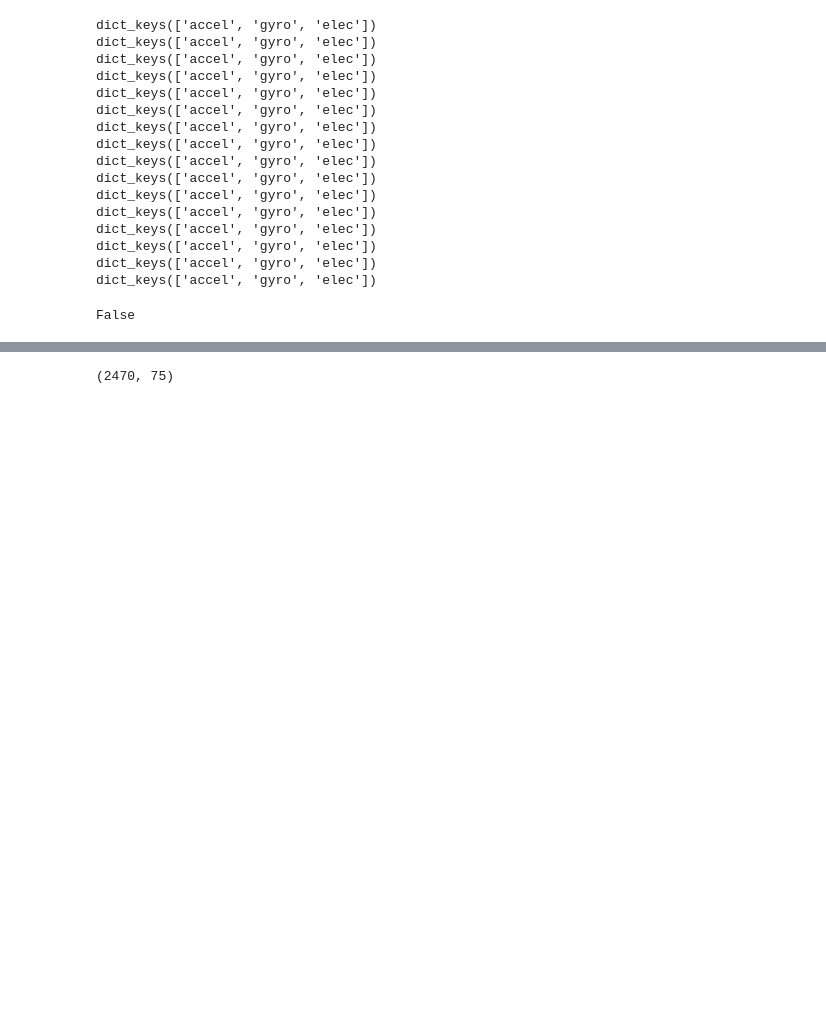
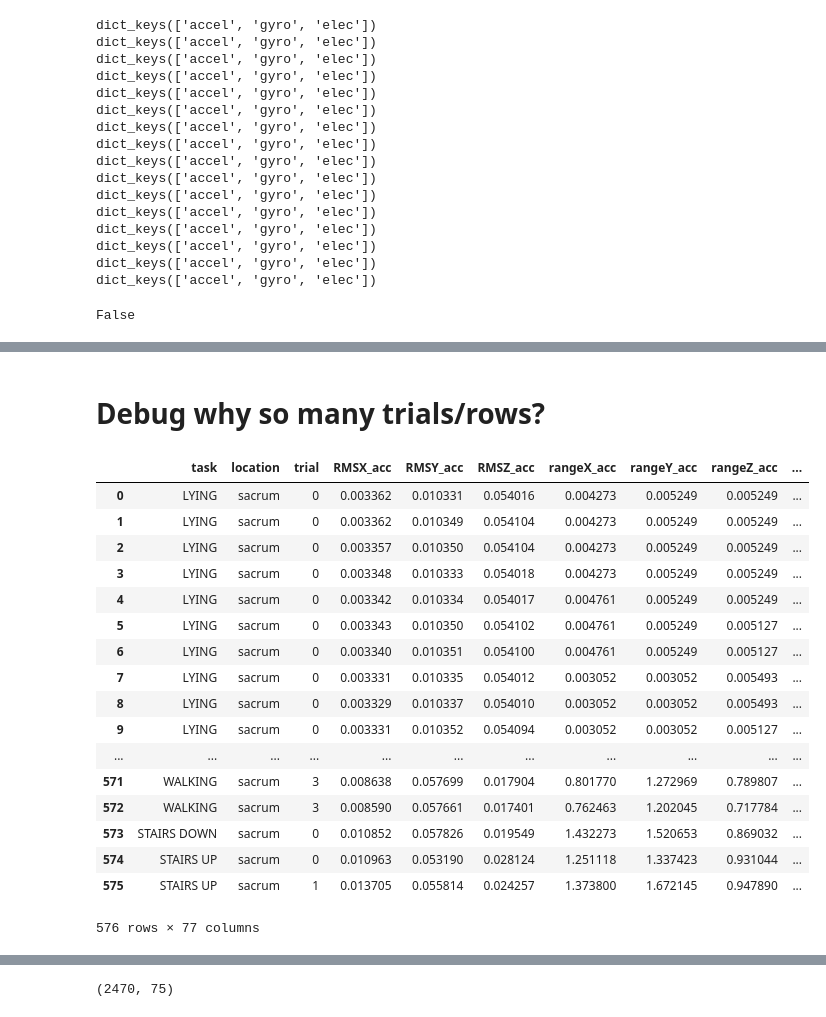
Before and after one commit to kamshee/activity-recognition-process, a Jupyter notebook: TestFeatures.ipynb, the cells around one changed output, grey strips where cells are left out. Cells and saved outputs as stored; diff of their text form; code cells hidden in the pictures; blank space fills up the shorter version.

Commit message:
debug aggregate function

```diff
--- a/TestFeatures.ipynb
+++ b/TestFeatures.ipynb
@@ -356,0 +431,9 @@ False
+# %%
+# clip and flatten dataframe
+locations = ['tibialis_anterior_left', 'gastrocnemius_right', 'sacrum']
+finaldf = pd.DataFrame()
+for task in act_dict.keys():
+    for location in locations:
+        print('task ',task,' and location ',location)
+        clip_data = gen_clips(act_dict,task,location,clipsize=10000,verbose=True)
+        finaldf = pd.concat([finaldf,tempdf]
@@ -357 +443,3 @@ False
+# %%
+actdictacc = act_dict.copy()
 # %%
@@ -406,0 +480,26 @@ finaldf
+# %%
+actdictaccgyr = act_dict.copy()
+# %%
+# acc/gyr locations
+locations = ['sacrum']#, 'distal_lateral_shank_right', 'distal_lateral_shank_left',
+#             'posterior_forearm_right', 'posterior_forearm_left']
+accgyrodf = pd.DataFrame()
+for task in actdictaccgyr.keys():
+    for location in locations:
+        print('task ',task,' and location ',location)
+        clip_data = gen_clips(actdictaccgyr,task,location,clipsize=10000,verbose=True)
+        ## feature...() works with try/except for empty data
+        feature_extraction2(clip_data)
+        ## testing result: trial # has a lot of NaNs
+        tempdf = aggregateAccGyroTrial(clip_data)
+#         taskcol = pd.DataFrame({'task':[task]})
+#         locationcol = pd.DataFrame({'location':[location]})
+#         tasklocfeat_df = pd.concat([taskcol,locationcol,tempdf], ignore_index=True)
+
+        ## add task and location as a column
+        tempdf.insert(0, 'task', task)
+        tempdf.insert(1, 'location', location)
+#         tempdf['task'] = task
+#         tempdf['location'] = location
+        accgyrodf = pd.concat([accgyrodf,tempdf], ignore_index=True)
+        ## check finaldf, if ok, then proceed with adding the 2 columns next
@@ -406,0 +524,25 @@ finaldf
+# %% [markdown]
+# Debug why so many trials/rows?
+# %%
+# check test df for acc and gyro features
+accgyrodf
+# trial is not NaN, but why so many?
+# %% [output]
+|  | task | location | trial | RMSX_acc | RMSY_acc | RMSZ_acc | rangeX_acc | rangeY_acc | rangeZ_acc | ... |
+| 0 | LYING | sacrum | 0 | 0.003362 | 0.010331 | 0.054016 | 0.004273 | 0.005249 | 0.005249 | ... |
+| 1 | LYING | sacrum | 0 | 0.003362 | 0.010349 | 0.054104 | 0.004273 | 0.005249 | 0.005249 | ... |
+| 2 | LYING | sacrum | 0 | 0.003357 | 0.010350 | 0.054104 | 0.004273 | 0.005249 | 0.005249 | ... |
+| 3 | LYING | sacrum | 0 | 0.003348 | 0.010333 | 0.054018 | 0.004273 | 0.005249 | 0.005249 | ... |
+| 4 | LYING | sacrum | 0 | 0.003342 | 0.010334 | 0.054017 | 0.004761 | 0.005249 | 0.005249 | ... |
+| 5 | LYING | sacrum | 0 | 0.003343 | 0.010350 | 0.054102 | 0.004761 | 0.005249 | 0.005127 | ... |
+| 6 | LYING | sacrum | 0 | 0.003340 | 0.010351 | 0.054100 | 0.004761 | 0.005249 | 0.005127 | ... |
+| 7 | LYING | sacrum | 0 | 0.003331 | 0.010335 | 0.054012 | 0.003052 | 0.003052 | 0.005493 | ... |
+| 8 | LYING | sacrum | 0 | 0.003329 | 0.010337 | 0.054010 | 0.003052 | 0.003052 | 0.005493 | ... |
+| 9 | LYING | sacrum | 0 | 0.003331 | 0.010352 | 0.054094 | 0.003052 | 0.003052 | 0.005127 | ... |
+| ... | ... | ... | ... | ... | ... | ... | ... | ... | ... | ... |
+| 571 | WALKING | sacrum | 3 | 0.008638 | 0.057699 | 0.017904 | 0.801770 | 1.272969 | 0.789807 | ... |
+| 572 | WALKING | sacrum | 3 | 0.008590 | 0.057661 | 0.017401 | 0.762463 | 1.202045 | 0.717784 | ... |
+| 573 | STAIRS DOWN | sacrum | 0 | 0.010852 | 0.057826 | 0.019549 | 1.432273 | 1.520653 | 0.869032 | ... |
+| 574 | STAIRS UP | sacrum | 0 | 0.010963 | 0.053190 | 0.028124 | 1.251118 | 1.337423 | 0.931044 | ... |
+| 575 | STAIRS UP | sacrum | 1 | 0.013705 | 0.055814 | 0.024257 | 1.373800 | 1.672145 | 0.947890 | ... |
+576 rows × 77 columns
```
Also changed, not shown: parts of 25 cells of this notebook, 2 other files.
